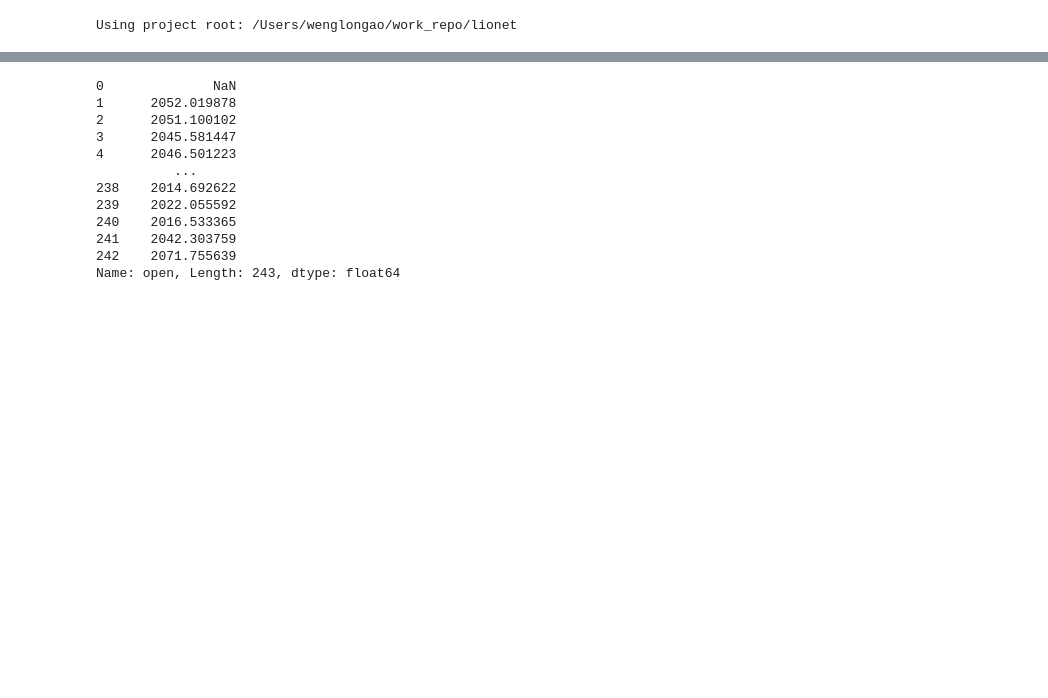
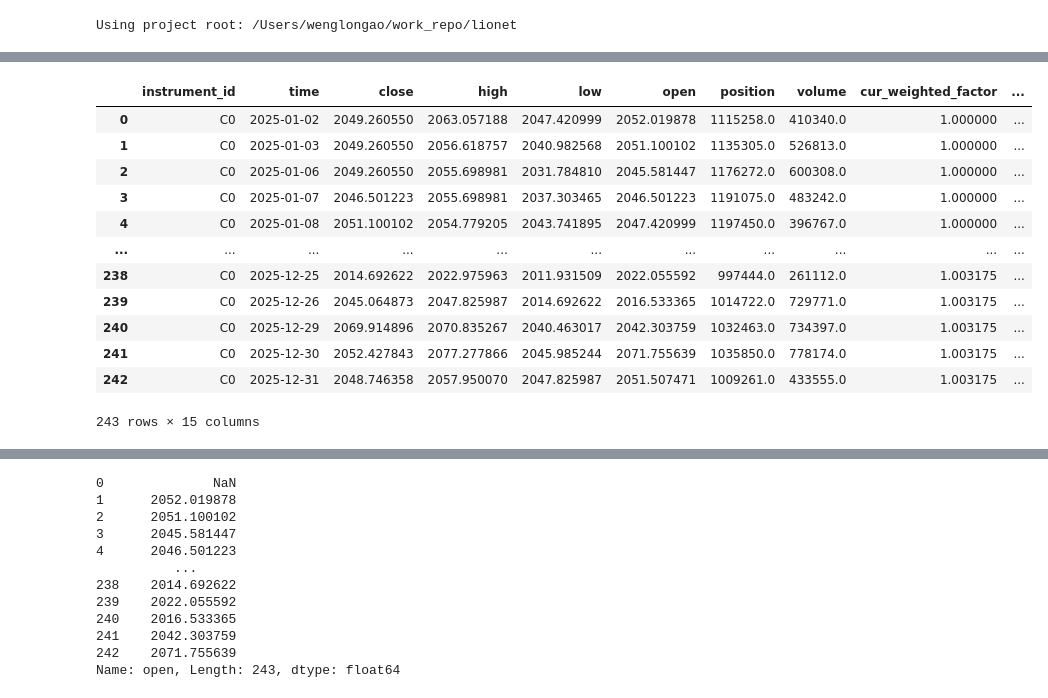
Before and after one commit to leoweng111/lionet, a Jupyter notebook: notebook/backtest_20260327.ipynb, the cells around one changed output, grey strips where cells are left out. Cells and saved outputs as stored; diff of their text form; code cells hidden in the pictures; blank space fills up the shorter version.

```diff
--- a/notebook/backtest_20260327.ipynb
+++ b/notebook/backtest_20260327.ipynb
@@ -68,3 +76,19 @@ BackTester performance_summary (tail):
+# %%
+bt.data
+# %% [output]
+|  | instrument_id | time | close | high | low | open | position | volume | cur_weighted_factor | ... |
+| 0 | C0 | 2025-01-02 | 2049.260550 | 2063.057188 | 2047.420999 | 2052.019878 | 1115258.0 | 410340.0 | 1.000000 | ... |
+| 1 | C0 | 2025-01-03 | 2049.260550 | 2056.618757 | 2040.982568 | 2051.100102 | 1135305.0 | 526813.0 | 1.000000 | ... |
+| 2 | C0 | 2025-01-06 | 2049.260550 | 2055.698981 | 2031.784810 | 2045.581447 | 1176272.0 | 600308.0 | 1.000000 | ... |
+| 3 | C0 | 2025-01-07 | 2046.501223 | 2055.698981 | 2037.303465 | 2046.501223 | 1191075.0 | 483242.0 | 1.000000 | ... |
+| 4 | C0 | 2025-01-08 | 2051.100102 | 2054.779205 | 2043.741895 | 2047.420999 | 1197450.0 | 396767.0 | 1.000000 | ... |
+| ... | ... | ... | ... | ... | ... | ... | ... | ... | ... | ... |
+| 238 | C0 | 2025-12-25 | 2014.692622 | 2022.975963 | 2011.931509 | 2022.055592 | 997444.0 | 261112.0 | 1.003175 | ... |
+| 239 | C0 | 2025-12-26 | 2045.064873 | 2047.825987 | 2014.692622 | 2016.533365 | 1014722.0 | 729771.0 | 1.003175 | ... |
+| 240 | C0 | 2025-12-29 | 2069.914896 | 2070.835267 | 2040.463017 | 2042.303759 | 1032463.0 | 734397.0 | 1.003175 | ... |
+| 241 | C0 | 2025-12-30 | 2052.427843 | 2077.277866 | 2045.985244 | 2071.755639 | 1035850.0 | 778174.0 | 1.003175 | ... |
+| 242 | C0 | 2025-12-31 | 2048.746358 | 2057.950070 | 2047.825987 | 2051.507471 | 1009261.0 | 433555.0 | 1.003175 | ... |
+243 rows × 15 columns
 # %%
 # ===== 段2：直接实现 demo_strategy.py =====
 from strategy.strategy import Strategy
```
Also changed, not shown: parts of 3 cells of this notebook, 3 other files.
